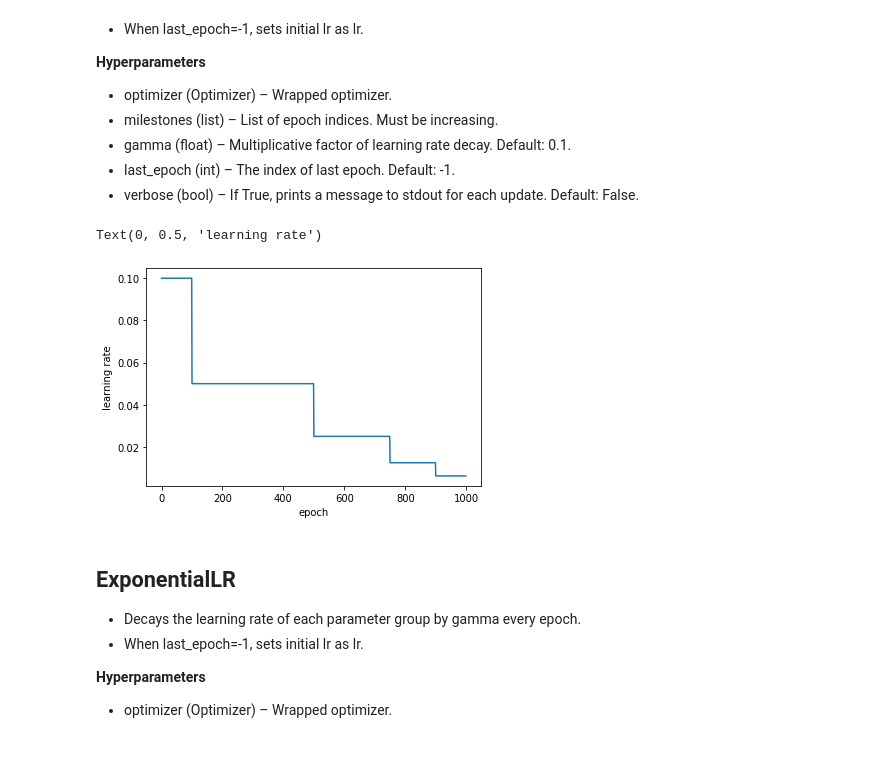
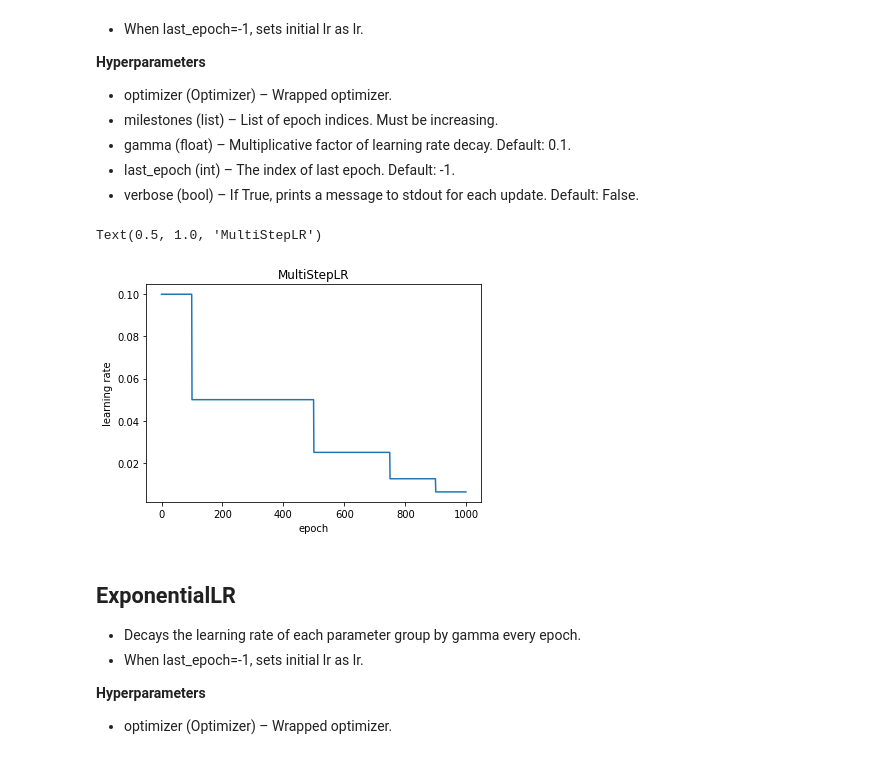
Before and after one commit to cxlldhty/lr_scheduler_pytorch, a Jupyter notebook: lr_schedule_pytorch.ipynb, the cells around one changed output. Saved outputs shown, nothing was run; the diff lists cells and outputs as text; code cells hidden in the pictures.

```diff
--- a/lr_schedule_pytorch.ipynb
+++ b/lr_schedule_pytorch.ipynb
@@ -150,23 +154,24 @@ Text(0, 0.5, 'learning rate')
 # %%
 optimizer = torch.optim.SGD(net.parameters(), lr=0.1, momentum=0.9)
 max_epoch = 1000
 scheduler = torch.optim.lr_scheduler.MultiStepLR(optimizer, milestones=[100, 500, 750, 900],
                                                  gamma=0.5, last_epoch=-1)
 xs = list()
 ys = list()
 for epoch in range(max_epoch):
     current_lr = scheduler.get_last_lr()
     optimizer.step() # deceptive parameter update
     scheduler.step()
     xs.append(epoch)
     ys.append(current_lr)
 # plot the curve
 plt.plot(xs, ys)
 plt.xlabel('epoch')
 plt.ylabel('learning rate')
+plt.title('MultiStepLR')
 # %% [output]
-Text(0, 0.5, 'learning rate')
+Text(0.5, 1.0, 'MultiStepLR')
-[figure, old version]
+[figure, new version]
 # %% [markdown]
 ## ExponentialLR
 * Decays the learning rate of each parameter group by gamma every epoch.
```
Also changed, not shown: parts of 10 cells of this notebook, 1 other file.
